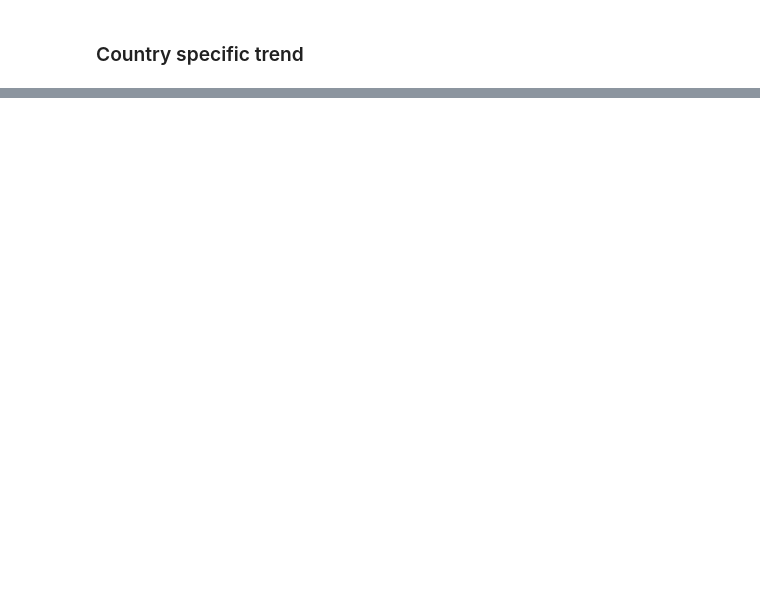
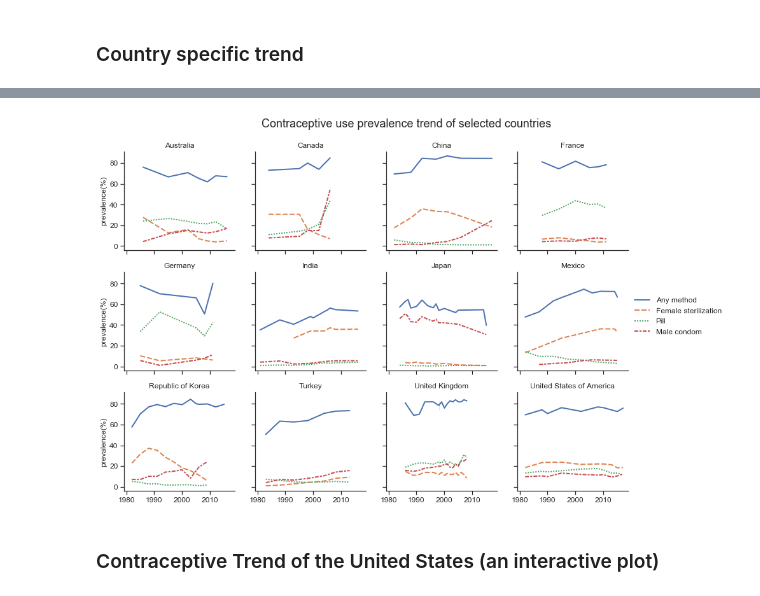
Before and after one commit to JYU-412/Contraceptive-data-visualization, a Jupyter notebook: Project_contraceptive_data_visualization.ipynb, the cells around one changed output, grey strips where cells are left out. Cells and saved outputs as stored; diff of their text form; code cells hidden in the pictures; blank space fills up the shorter version.

```diff
--- a/Project_contraceptive_data_visualization.ipynb
+++ b/Project_contraceptive_data_visualization.ipynb
@@ -105,7 +147,11 @@ countryname=[]
 for i in ['USA', 'CAN', 'GBR','FRA','DEU','MEX' ,'JPN','KOR','CHN','IND','AUS','TUR']:
     name=pycountry.countries.get(alpha_3=i).numeric
     countryname.append(int(name))
-subcountry=country_trend.loc[country_trend['ISO code'].isin(countryname),['ISO code','area', 'Survey\nend year','Any method','Female\nsterilization', 'Pill', 'Male condom'] ]
+subcountry=country_trend.loc[country_trend['ISO code'].isin(countryname),\
+                             ['ISO code','area', 'Survey\nend year','Any method','Female\nsterilization',\
+                              'Pill', 'Male condom'] ]
 # %%
-subcountry = subcountry.rename(columns = {'ISO code':'iso','Survey\nend year':'year','Any method':'Any method' ,'Female\nsterilization':'Female sterilization', 'Pill':'Pill', 'Male condom': 'Male condom'})
+subcountry = subcountry.rename(columns = {'ISO code':'iso','Survey\nend year':'year','Any method':'Any method' ,\
+                                          'Female\nsterilization':'Female sterilization', \
+                                          'Pill':'Pill', 'Male condom': 'Male condom'})
 # %%
@@ -113,20 +175,26 @@ pd.pivot_table(subcountry, values=['Any method','Female sterilization','Pill','M
 # %%
 ## Only examine the trend since 1980
 subcountry = subcountry.query('year>1979')
-long_subc = pd.melt(subcountry, id_vars=['area','iso', 'year'],value_vars=['Any method','Female sterilization','Pill','Male condom'])
+long_subc = pd.melt(subcountry, id_vars=['area','iso', 'year'],\
+                    value_vars=['Any method','Female sterilization','Pill','Male condom'])
 # %%
-sns.set(style="ticks",rc={"lines.linewidth": 2,'xtick.labelsize': 12, 'ytick.labelsize': 12,'font.size': 15, 'axes.labelsize': 12, 'legend.fontsize': 12})
+sns.set(style="ticks",rc={"lines.linewidth": 2,'xtick.labelsize': 12, 'ytick.labelsize': 12,\
+                          'font.size': 15, 'axes.labelsize': 12, 'legend.fontsize': 12})
 
 g=sns.relplot(x="year", y="value",
             hue="variable",
             kind="line",col="area",style="variable", col_wrap=4, height=3,data=long_subc)
 (g.set_ylabels("prevalence(%)")
   .set_xlabels(""))
 g._legend.texts[0].set_text("") ## remove legend title
 g.fig.subplots_adjust(top=0.9)
 g.fig.suptitle('Contraceptive use prevalence trend of selected countries', fontsize=18)
 # change column titles for each plot.
 name=list(set(subcountry['area']))
 titles=sorted(name)
 for ax, title in zip(g.axes.flat, titles):
     ax.set_title(title)
+# %% [output]
+[figure, added]
+# %% [markdown]
+### Contraceptive Trend of the United States (an interactive plot)
```
Also changed, not shown: parts of 15 cells of this notebook, 1 other file.
